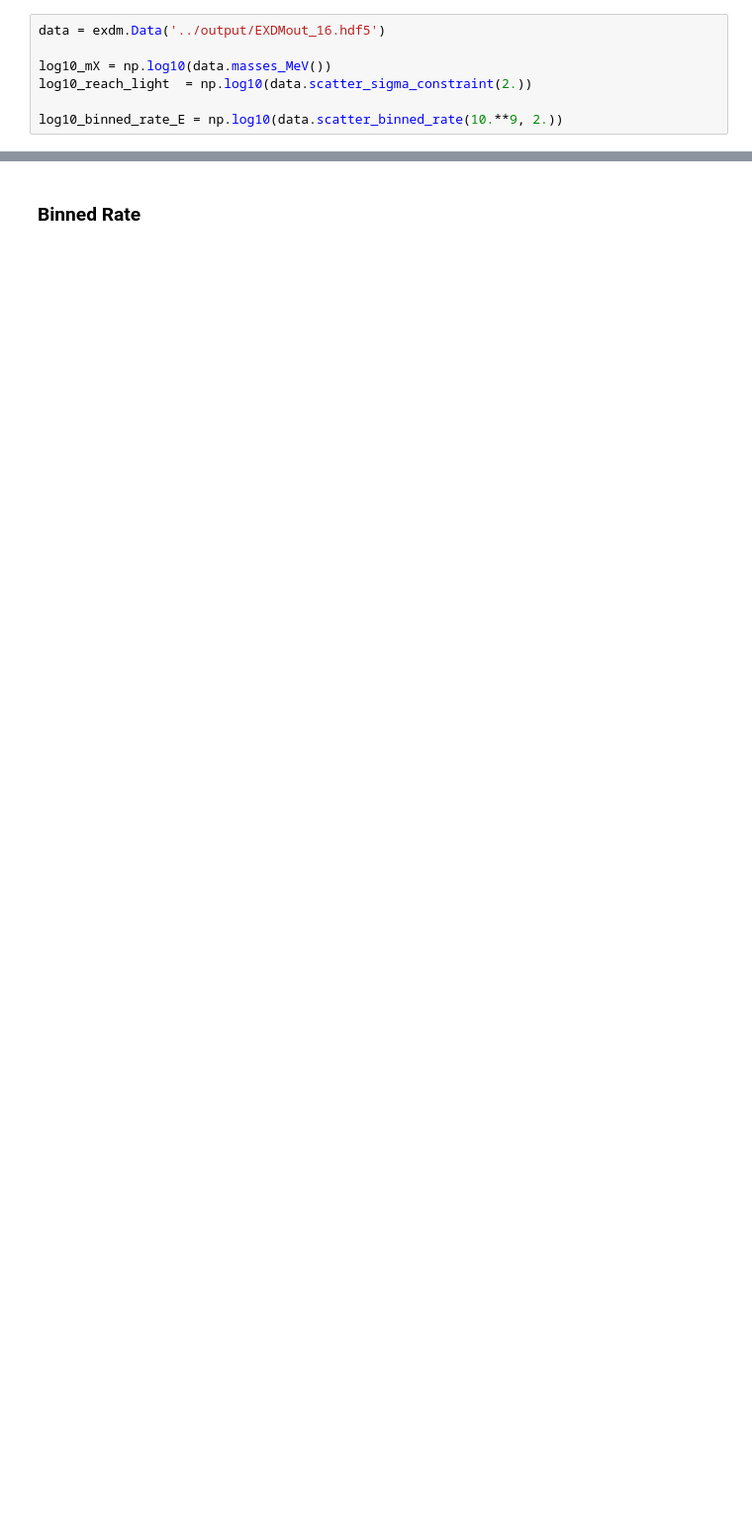
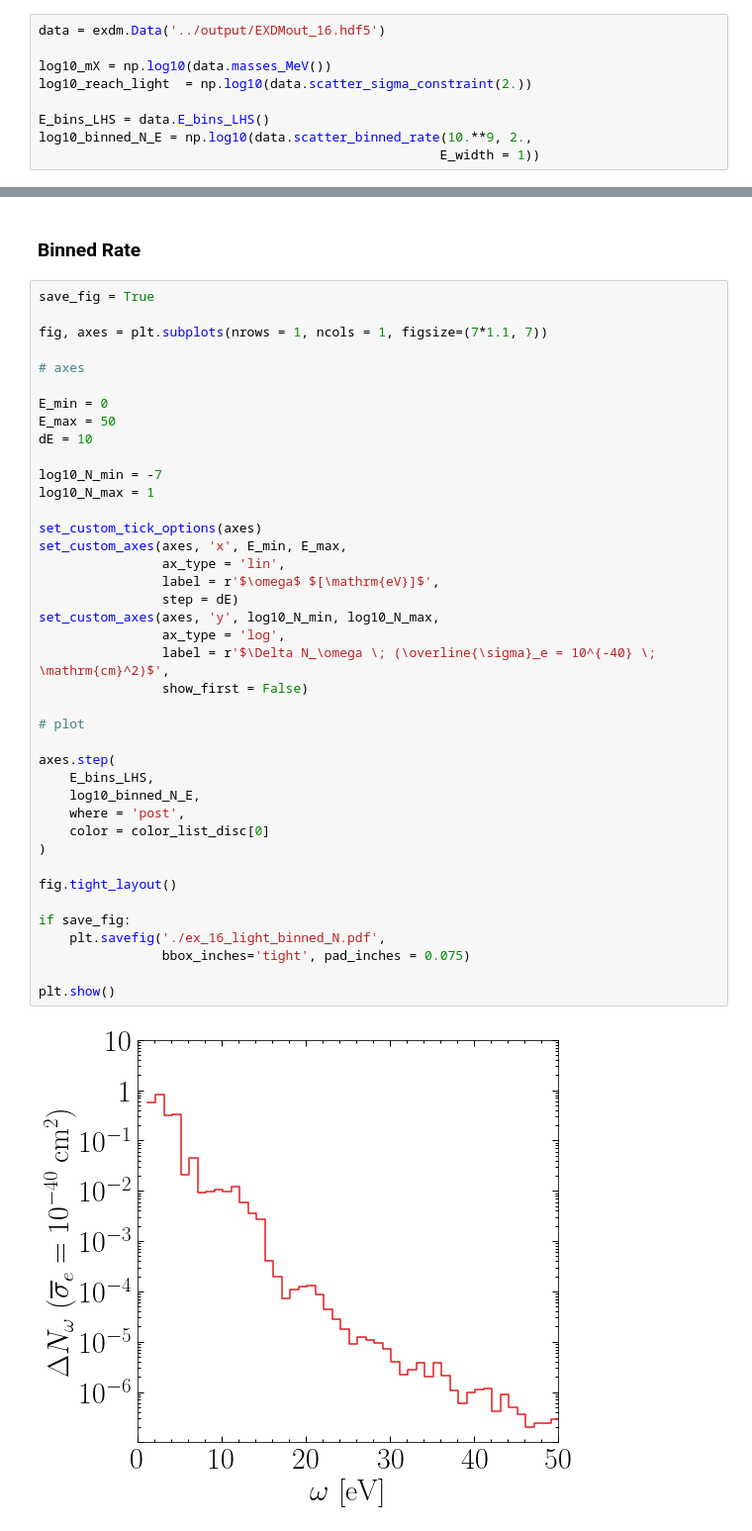
Before and after one commit to tanner-trickle/EXCEED-DM, a Jupyter notebook: examples/16/analysis/ex16_analysis.ipynb, the cells around one changed output, grey strips where cells are left out. Shown at 99% size. Drawn from its saved outputs; the diff is of its cells as text; blank space fills up the shorter version.

```diff
--- a/examples/16/analysis/ex16_analysis.ipynb
+++ b/examples/16/analysis/ex16_analysis.ipynb
@@ -39,7 +40,9 @@ data = exdm.Data('../output/EXDMout_16.hdf5')
 log10_mX = np.log10(data.masses_MeV())
 log10_reach_light  = np.log10(data.scatter_sigma_constraint(2.))
 
-log10_binned_rate_E = np.log10(data.scatter_binned_rate(10.**9, 2.))
+E_bins_LHS = data.E_bins_LHS()
+log10_binned_N_E = np.log10(data.scatter_binned_rate(10.**9, 2.,
+                                                    E_width = 1))
 # %% [markdown]
 ## Plots
 # %% [markdown]
@@ -85,2 +88,44 @@ plt.show()
 # %% [markdown]
 ### Binned Rate
+# %%
+save_fig = True
+
+fig, axes = plt.subplots(nrows = 1, ncols = 1, figsize=(7*1.1, 7))
+
+# axes
+
+E_min = 0
+E_max = 50
+dE = 10
+
+log10_N_min = -7
+log10_N_max = 1
+
+set_custom_tick_options(axes)
+set_custom_axes(axes, 'x', E_min, E_max,
+                ax_type = 'lin',
+                label = r'$\omega$ $[\mathrm{eV}]$',
+                step = dE)
+set_custom_axes(axes, 'y', log10_N_min, log10_N_max,
+                ax_type = 'log',
+                label = r'$\Delta N_\omega \; (\overline{\sigma}_e = 10^{-40} \; \mathrm{cm}^2)$',
+                show_first = False)
+
+# plot
+
+axes.step(
+    E_bins_LHS,
+    log10_binned_N_E,
+    where = 'post',
+    color = color_list_disc[0]
+)
+
+fig.tight_layout()
+
+if save_fig:
+    plt.savefig('./ex_16_light_binned_N.pdf',
+                bbox_inches='tight', pad_inches = 0.075)
+
+plt.show()
+# %% [output]
+[figure, added]
```
Also changed, not shown: parts of 2 cells of this notebook, 5 other files.
